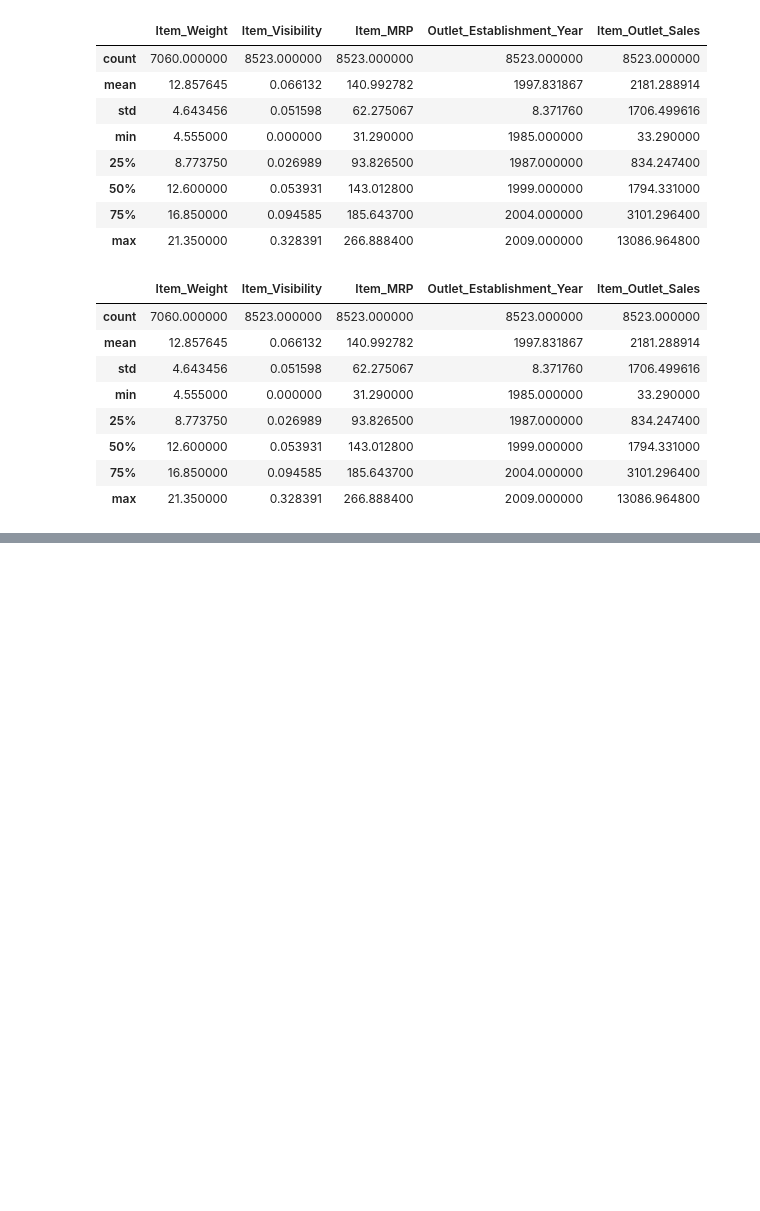
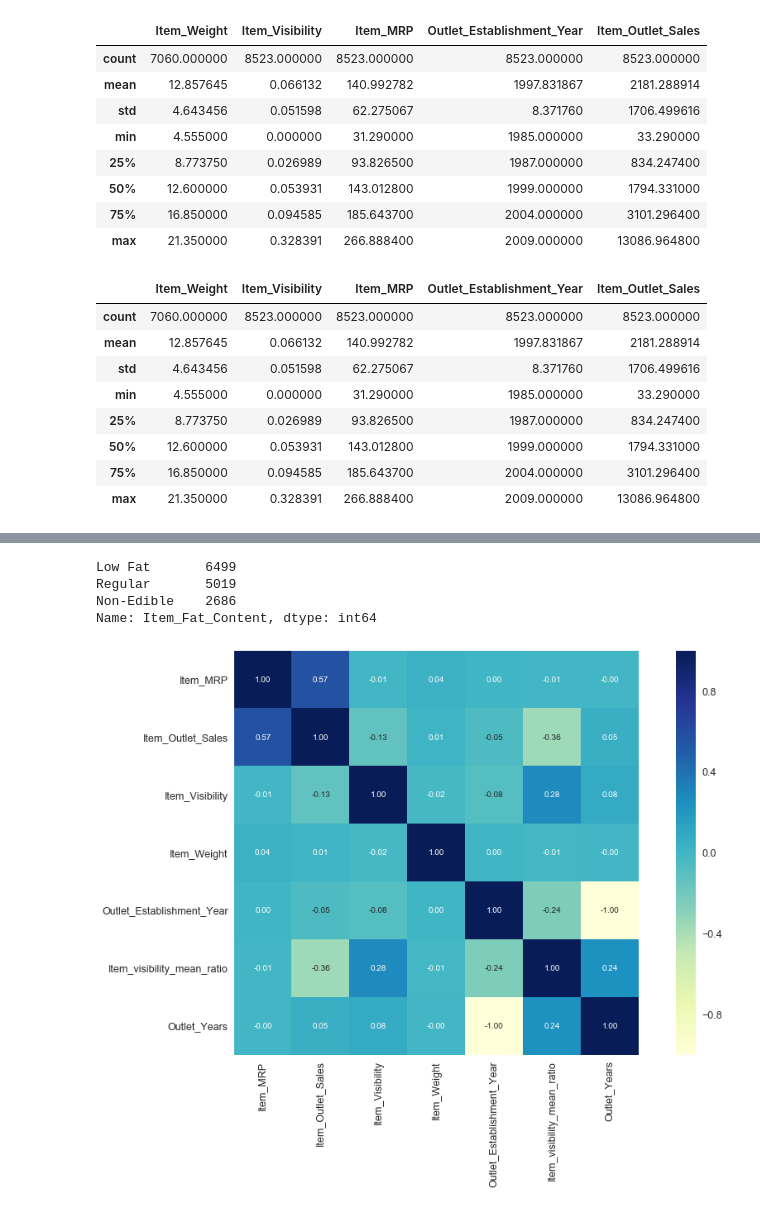
Before and after one commit to cmuth001/Sales-prediction, a Jupyter notebook: salesPrediction.ipynb, the cells around one changed output, grey strips where cells are left out. Drawn from its saved outputs; the diff is of its cells as text; code cells hidden in the pictures; blank space fills up the shorter version.

```diff
--- a/salesPrediction.ipynb
+++ b/salesPrediction.ipynb
@@ -52,0 +238,6 @@ testData['source'] =  'test'
+# %%
+dataset['item_type_generalize'] = dataset['item_type_generalize'].map({'FD': 'Food',
+                                                                       'NC': 'Non-Consumable',
+                                                                       'DR': 'Drinks'})
+
+dataset['item_type_generalize'].value_counts()
@@ -52,0 +258,7 @@ testData['source'] =  'test'
+# %%
+#replace LF, low fat into Low Fat and reg into Regular
+dataset['Item_Fat_Content'] = dataset['Item_Fat_Content'].replace({'LF': 'Low Fat',
+                                                               'low fat': 'Low Fat',
+                                                               'reg': 'Regular'
+
+                                                            })
@@ -52,0 +287,22 @@ testData['source'] =  'test'
+# %%
+dataset['Item_Fat_Content'].value_counts()
+# %% [output]
+Low Fat       6499
+Regular       5019
+Non-Edible    2686
+Name: Item_Fat_Content, dtype: int64
+# %%
+
+
+cor = dataset.corr()
+sns.set(font_scale=1.25)
+plt.figure(figsize=(16,9))
+hm = sns.heatmap(cor, cbar=True, annot=True, square=True,cmap="YlGnBu",
+                 fmt='.2f', annot_kws={'size': 10},
+                 yticklabels=list(cor.columns), xticklabels=list(cor.columns))
+plt.show()
+
+
+# # ref: https://www.kaggle.com/fg1983/data-exploration-and-price-prediction-house-sales
+# %% [output]
+[figure, added]
```
Also changed, not shown: parts of 91 cells of this notebook.
